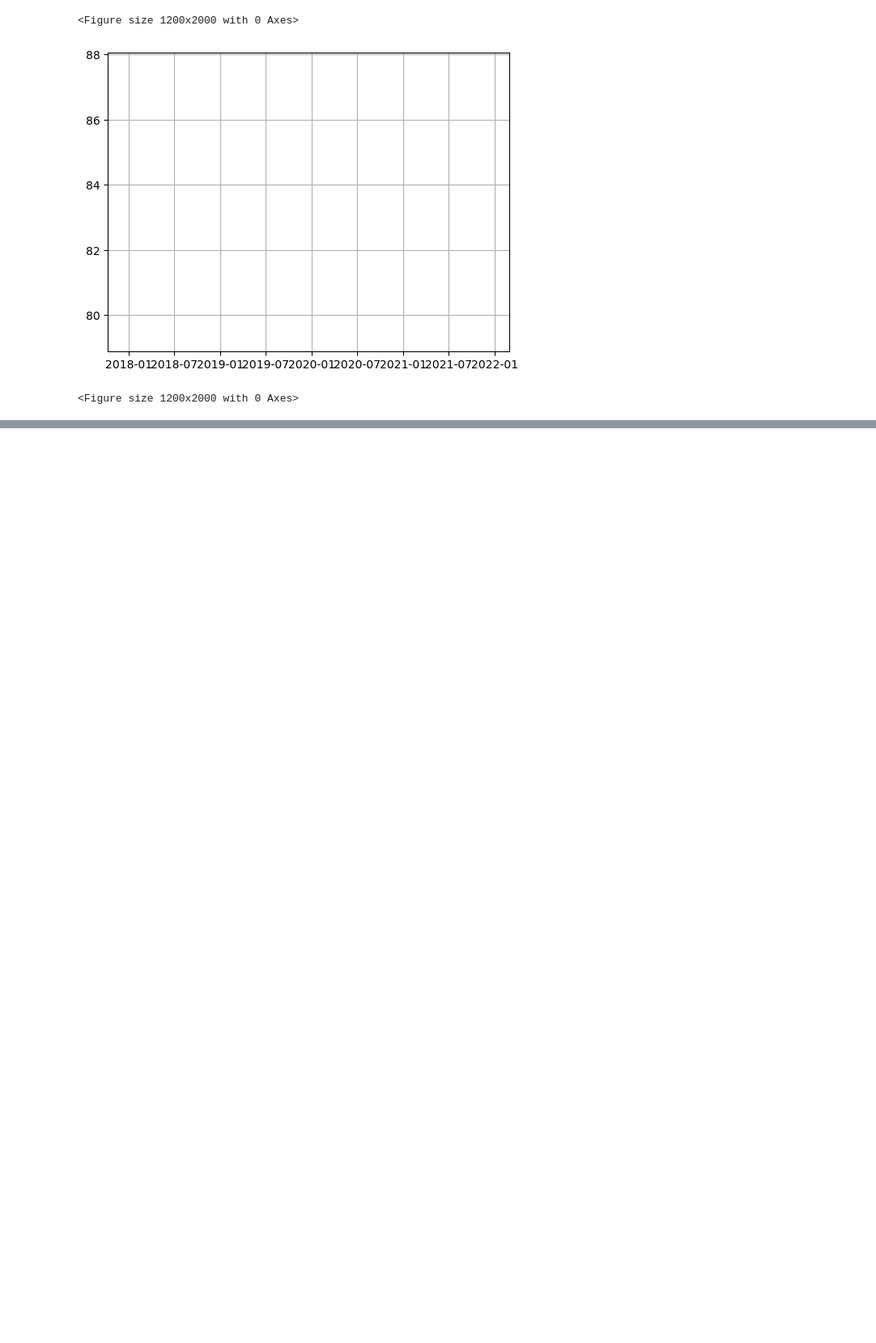
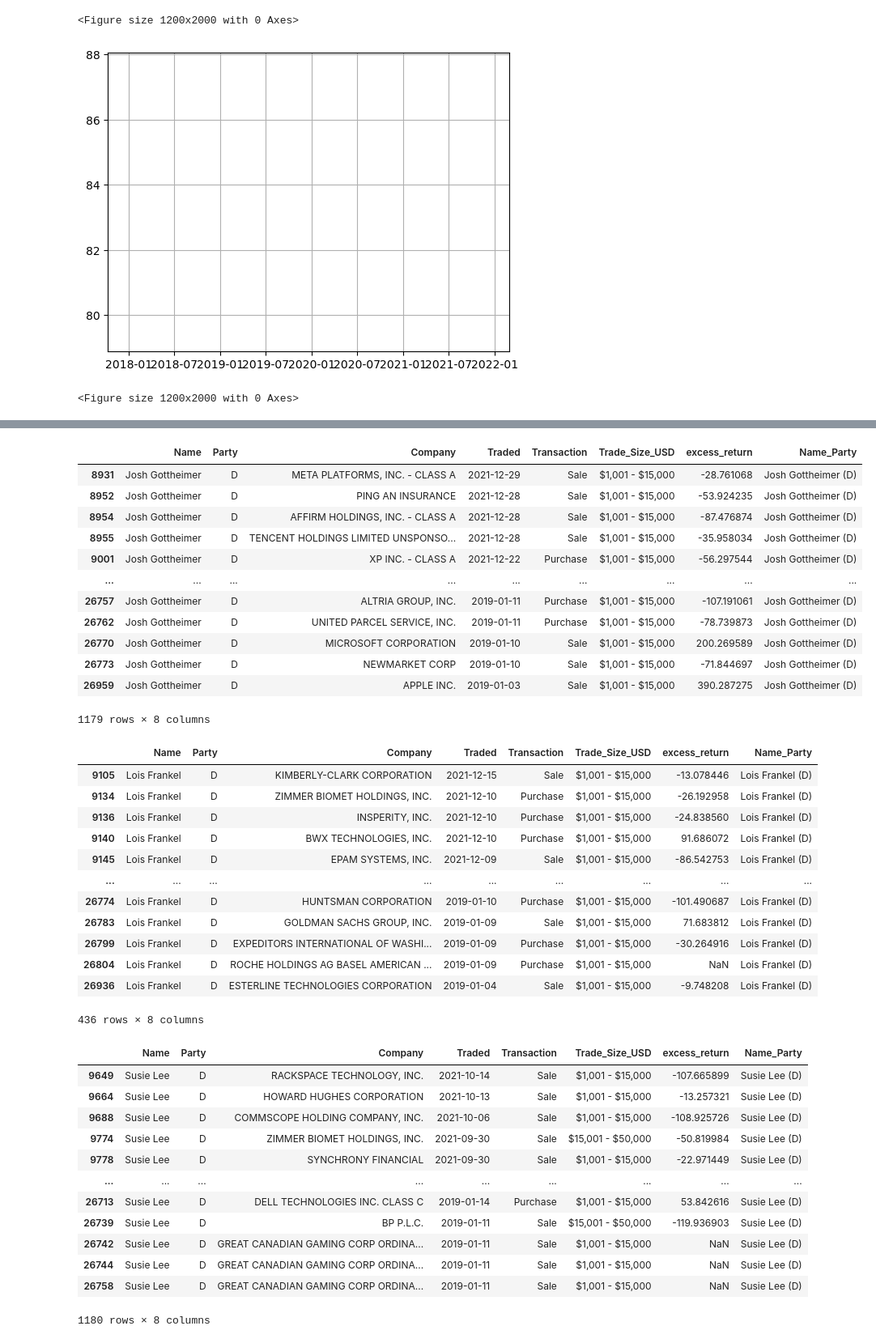
Before and after one commit to tsjohns9/ai-project-1, a Jupyter notebook: shayne.ipynb, the cells around one changed output, grey strips where cells are left out. Shown at 81% size. Saved outputs shown, nothing was run; the diff lists cells and outputs as text; code cells hidden in the pictures; blank space fills up the shorter version.

```diff
--- a/shayne.ipynb
+++ b/shayne.ipynb
@@ -304,0 +333,44 @@ thomas_fil
+# %%
+display(josh_fil)
+display(lois_fil)
+display(susie_fil)
+# %% [output]
+|  | Name | Party | Company | Traded | Transaction | Trade_Size_USD | excess_return | Name_Party |
+| 8931 | Josh Gottheimer | D | META PLATFORMS, INC. - CLASS A | 2021-12-29 | Sale | $1,001 - $15,000 | -28.761068 | Josh Gottheimer (D) |
+| 8952 | Josh Gottheimer | D | PING AN INSURANCE | 2021-12-28 | Sale | $1,001 - $15,000 | -53.924235 | Josh Gottheimer (D) |
+| 8954 | Josh Gottheimer | D | AFFIRM HOLDINGS, INC. - CLASS A | 2021-12-28 | Sale | $1,001 - $15,000 | -87.476874 | Josh Gottheimer (D) |
+| 8955 | Josh Gottheimer | D | TENCENT HOLDINGS LIMITED UNSPONSO... | 2021-12-28 | Sale | $1,001 - $15,000 | -35.958034 | Josh Gottheimer (D) |
+| 9001 | Josh Gottheimer | D | XP INC. - CLASS A | 2021-12-22 | Purchase | $1,001 - $15,000 | -56.297544 | Josh Gottheimer (D) |
+| ... | ... | ... | ... | ... | ... | ... | ... | ... |
+| 26757 | Josh Gottheimer | D | ALTRIA GROUP, INC. | 2019-01-11 | Purchase | $1,001 - $15,000 | -107.191061 | Josh Gottheimer (D) |
+| 26762 | Josh Gottheimer | D | UNITED PARCEL SERVICE, INC. | 2019-01-11 | Purchase | $1,001 - $15,000 | -78.739873 | Josh Gottheimer (D) |
+| 26770 | Josh Gottheimer | D | MICROSOFT CORPORATION | 2019-01-10 | Sale | $1,001 - $15,000 | 200.269589 | Josh Gottheimer (D) |
+| 26773 | Josh Gottheimer | D | NEWMARKET CORP | 2019-01-10 | Sale | $1,001 - $15,000 | -71.844697 | Josh Gottheimer (D) |
+| 26959 | Josh Gottheimer | D | APPLE INC. | 2019-01-03 | Sale | $1,001 - $15,000 | 390.287275 | Josh Gottheimer (D) |
+1179 rows × 8 columns
+|  | Name | Party | Company | Traded | Transaction | Trade_Size_USD | excess_return | Name_Party |
+| 9105 | Lois Frankel | D | KIMBERLY-CLARK CORPORATION | 2021-12-15 | Sale | $1,001 - $15,000 | -13.078446 | Lois Frankel (D) |
+| 9134 | Lois Frankel | D | ZIMMER BIOMET HOLDINGS, INC. | 2021-12-10 | Purchase | $1,001 - $15,000 | -26.192958 | Lois Frankel (D) |
+| 9136 | Lois Frankel | D | INSPERITY, INC. | 2021-12-10 | Purchase | $1,001 - $15,000 | -24.838560 | Lois Frankel (D) |
+| 9140 | Lois Frankel | D | BWX TECHNOLOGIES, INC. | 2021-12-10 | Purchase | $1,001 - $15,000 | 91.686072 | Lois Frankel (D) |
+| 9145 | Lois Frankel | D | EPAM SYSTEMS, INC. | 2021-12-09 | Sale | $1,001 - $15,000 | -86.542753 | Lois Frankel (D) |
+| ... | ... | ... | ... | ... | ... | ... | ... | ... |
+| 26774 | Lois Frankel | D | HUNTSMAN CORPORATION | 2019-01-10 | Purchase | $1,001 - $15,000 | -101.490687 | Lois Frankel (D) |
+| 26783 | Lois Frankel | D | GOLDMAN SACHS GROUP, INC. | 2019-01-09 | Sale | $1,001 - $15,000 | 71.683812 | Lois Frankel (D) |
+| 26799 | Lois Frankel | D | EXPEDITORS INTERNATIONAL OF WASHI... | 2019-01-09 | Purchase | $1,001 - $15,000 | -30.264916 | Lois Frankel (D) |
+| 26804 | Lois Frankel | D | ROCHE HOLDINGS AG BASEL AMERICAN ... | 2019-01-09 | Purchase | $1,001 - $15,000 | NaN | Lois Frankel (D) |
+| 26936 | Lois Frankel | D | ESTERLINE TECHNOLOGIES CORPORATION | 2019-01-04 | Sale | $1,001 - $15,000 | -9.748208 | Lois Frankel (D) |
+436 rows × 8 columns
+|  | Name | Party | Company | Traded | Transaction | Trade_Size_USD | excess_return | Name_Party |
+| 9649 | Susie Lee | D | RACKSPACE TECHNOLOGY, INC. | 2021-10-14 | Sale | $1,001 - $15,000 | -107.665899 | Susie Lee (D) |
+| 9664 | Susie Lee | D | HOWARD HUGHES CORPORATION | 2021-10-13 | Sale | $1,001 - $15,000 | -13.257321 | Susie Lee (D) |
+| 9688 | Susie Lee | D | COMMSCOPE HOLDING COMPANY, INC. | 2021-10-06 | Sale | $1,001 - $15,000 | -108.925726 | Susie Lee (D) |
+| 9774 | Susie Lee | D | ZIMMER BIOMET HOLDINGS, INC. | 2021-09-30 | Sale | $15,001 - $50,000 | -50.819984 | Susie Lee (D) |
+| 9778 | Susie Lee | D | SYNCHRONY FINANCIAL | 2021-09-30 | Sale | $1,001 - $15,000 | -22.971449 | Susie Lee (D) |
+| ... | ... | ... | ... | ... | ... | ... | ... | ... |
+| 26713 | Susie Lee | D | DELL TECHNOLOGIES INC. CLASS C | 2019-01-14 | Purchase | $1,001 - $15,000 | 53.842616 | Susie Lee (D) |
+| 26739 | Susie Lee | D | BP P.L.C. | 2019-01-11 | Sale | $15,001 - $50,000 | -119.936903 | Susie Lee (D) |
+| 26742 | Susie Lee | D | GREAT CANADIAN GAMING CORP ORDINA... | 2019-01-11 | Sale | $1,001 - $15,000 | NaN | Susie Lee (D) |
+| 26744 | Susie Lee | D | GREAT CANADIAN GAMING CORP ORDINA... | 2019-01-11 | Sale | $1,001 - $15,000 | NaN | Susie Lee (D) |
+| 26758 | Susie Lee | D | GREAT CANADIAN GAMING CORP ORDINA... | 2019-01-11 | Sale | $1,001 - $15,000 | NaN | Susie Lee (D) |
+1180 rows × 8 columns
```
Also changed, not shown: parts of 2 cells of this notebook.
